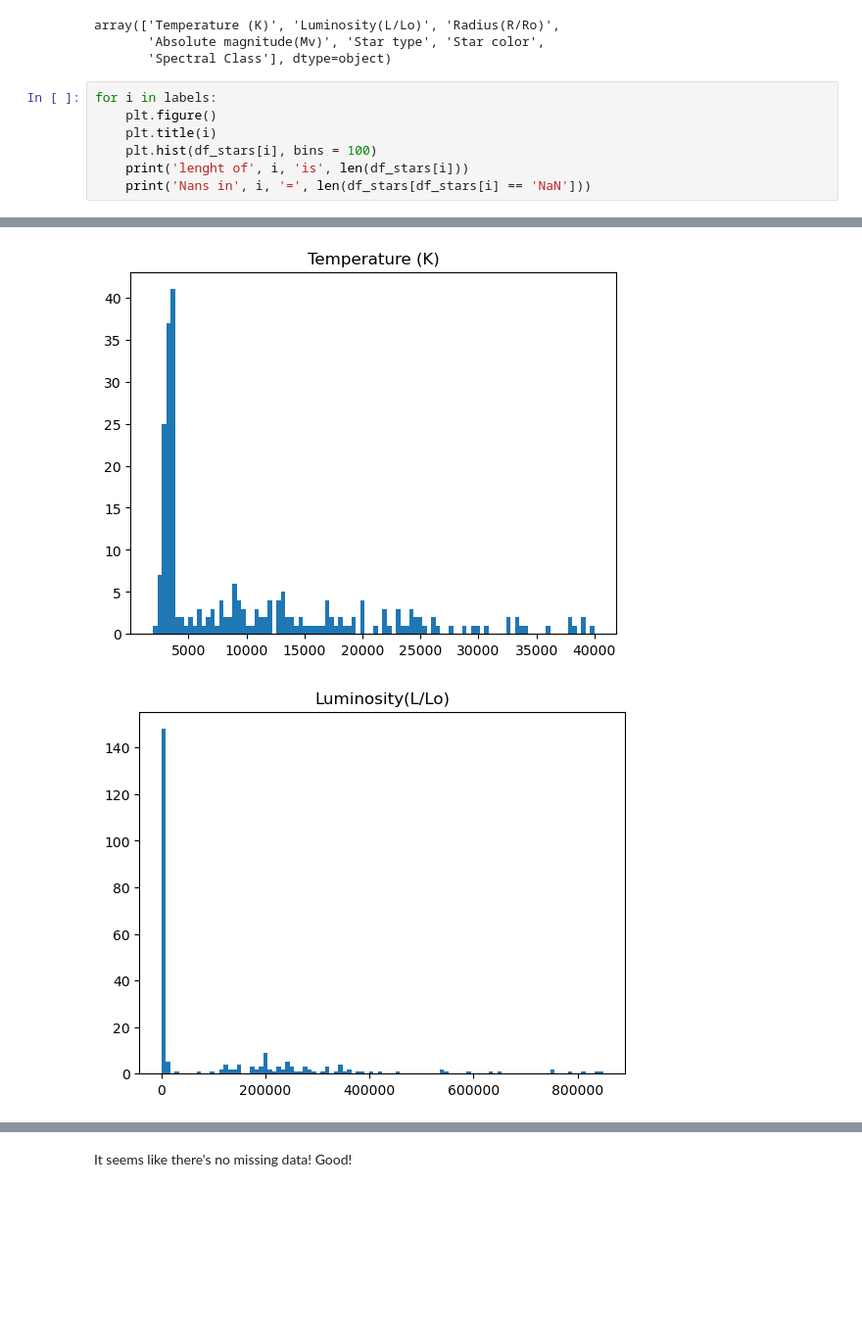
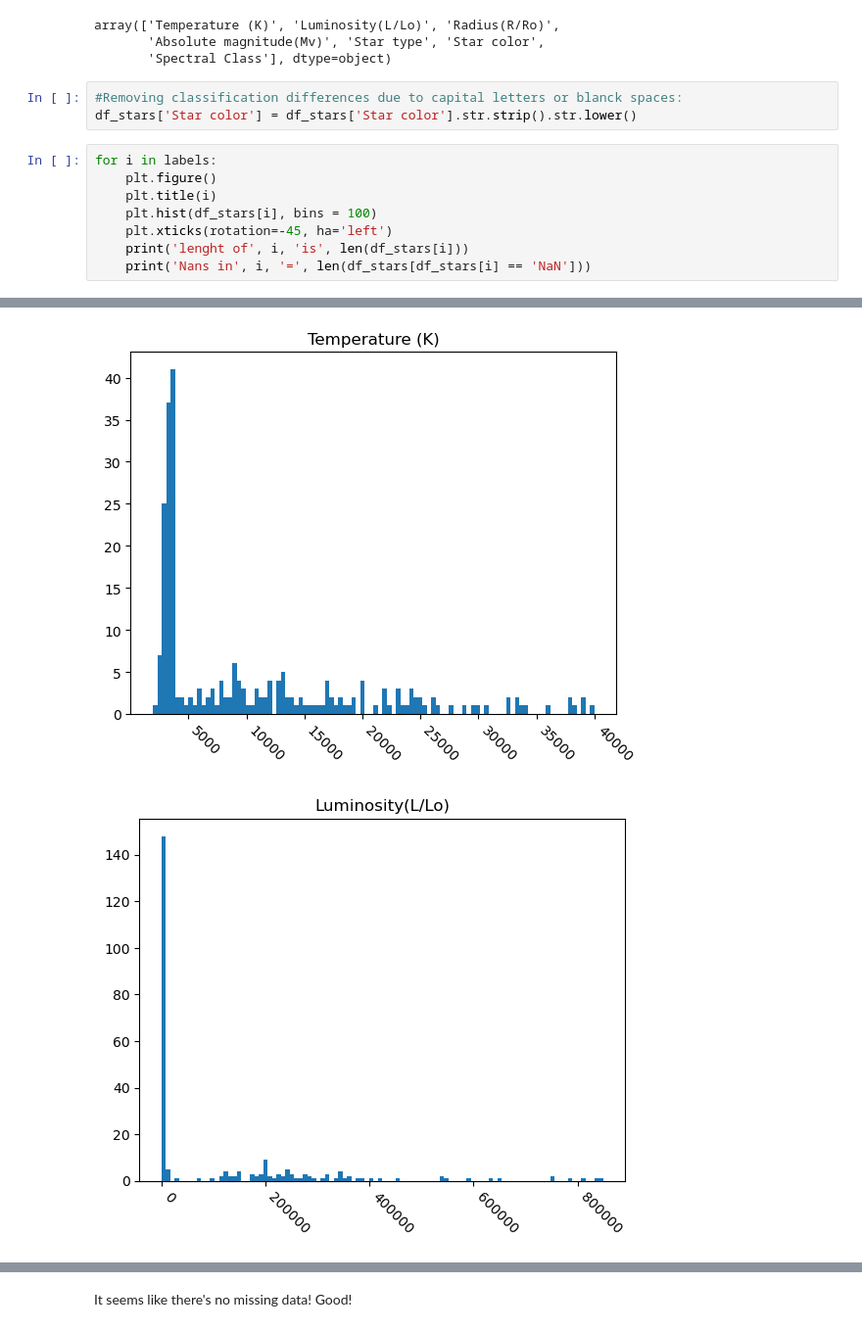
Before and after one commit to zeduri/astrostatistics_bicocca_2024, a Jupyter notebook: My exercises/L15_HRdiag.ipynb, the cells around one changed output, grey strips where cells are left out. Shown at 98% size. Drawn from its saved outputs; the diff is of its cells as text; blank space fills up the shorter version.

```diff
--- a/My exercises/L15_HRdiag.ipynb
+++ b/My exercises/L15_HRdiag.ipynb
@@ -67,27 +67,31 @@ labels
 array(['Temperature (K)', 'Luminosity(L/Lo)', 'Radius(R/Ro)',
        'Absolute magnitude(Mv)', 'Star type', 'Star color',
        'Spectral Class'], dtype=object)
+# %%
+#Removing classification differences due to capital letters or blanck spaces:
+df_stars['Star color'] = df_stars['Star color'].str.strip().str.lower()
 # %%
 for i in labels:
     plt.figure()
     plt.title(i)
     plt.hist(df_stars[i], bins = 100)
+    plt.xticks(rotation=-45, ha='left')
     print('lenght of', i, 'is', len(df_stars[i]))
     print('Nans in', i, '=', len(df_stars[df_stars[i] == 'NaN']))
 # %% [output]
 lenght of Temperature (K) is 240
 Nans in Temperature (K) = 0
 lenght of Luminosity(L/Lo) is 240
 Nans in Luminosity(L/Lo) = 0
 lenght of Radius(R/Ro) is 240
 Nans in Radius(R/Ro) = 0
 lenght of Absolute magnitude(Mv) is 240
 Nans in Absolute magnitude(Mv) = 0
 lenght of Star type is 240
 Nans in Star type = 0
 lenght of Star color is 240
 Nans in Star color = 0
 lenght of Spectral Class is 240
 Nans in Spectral Class = 0
-[figure, old version]
+[figure, new version]
-[figure, old version]
+[figure, new version]
```
Also changed, not shown: parts of 5 cells of this notebook, 27 other files.
